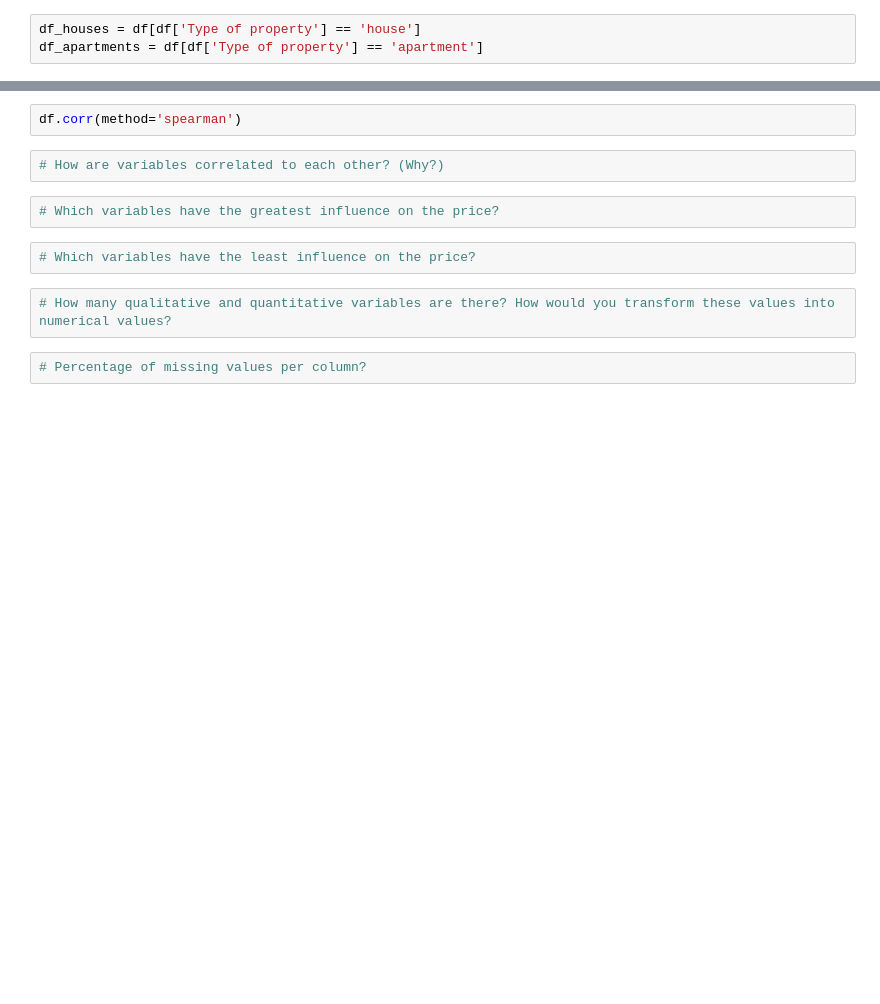
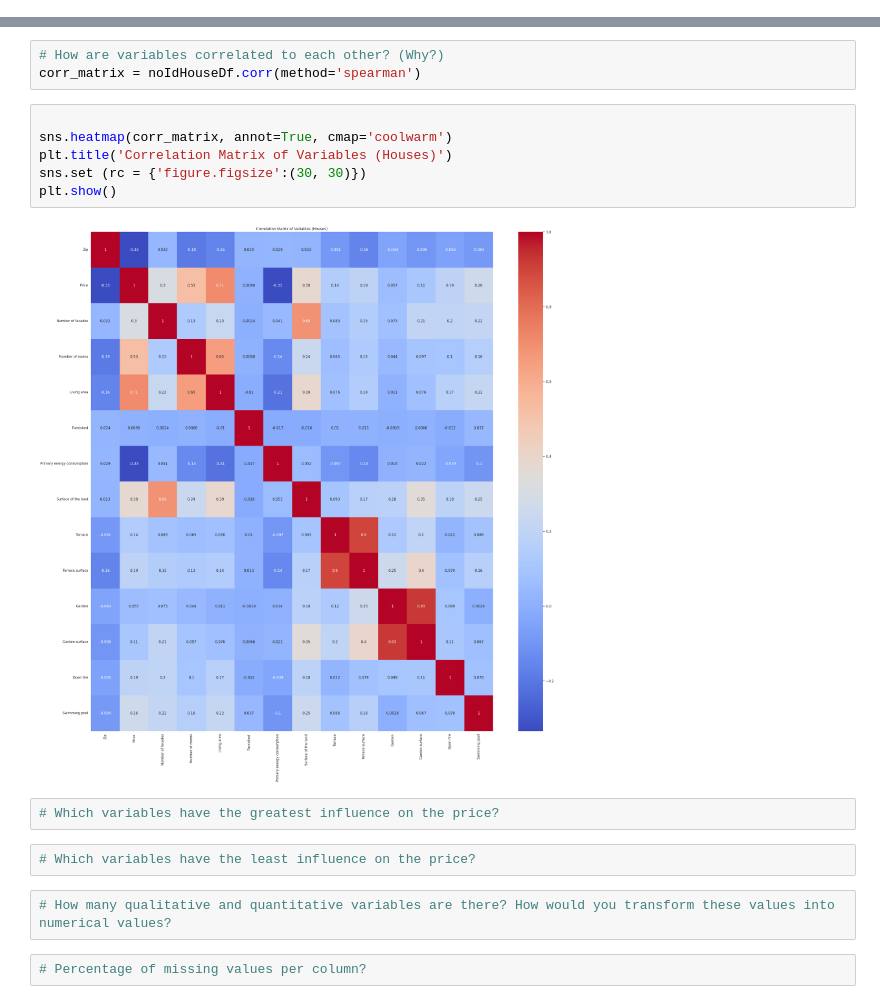
Before and after one commit to melikkekaya/challenge-data-analysis, a Jupyter notebook: sarkisvisual.ipynb, the cells around one changed output, grey strips where cells are left out. Cells and saved outputs as stored; diff of their text form; blank space fills up the shorter version.

Commit message:
Visualisation

```diff
--- a/sarkisvisual.ipynb
+++ b/sarkisvisual.ipynb
@@ -57,3 +0,0 @@ df['Surface of the land'] = clean_and_convert(df['Surface of the land'])
-# %%
-df_houses = df[df['Type of property'] == 'house']
-df_apartments = df[df['Type of property'] == 'apartment']
@@ -70,7 +45,14 @@ noIdHouseDf.corr(method = 'spearman')
-# %%
-df.corr(method='spearman')
 # %%
 # How are variables correlated to each other? (Why?)
+corr_matrix = noIdHouseDf.corr(method='spearman')
+# %%
+
+sns.heatmap(corr_matrix, annot=True, cmap='coolwarm')
+plt.title('Correlation Matrix of Variables (Houses)')
+sns.set (rc = {'figure.figsize':(30, 30)})
+plt.show()
+# %% [output]
+[figure, added]
 # %%
 # Which variables have the greatest influence on the price?
 # %%
```
Also changed, not shown: parts of 10 cells of this notebook.
